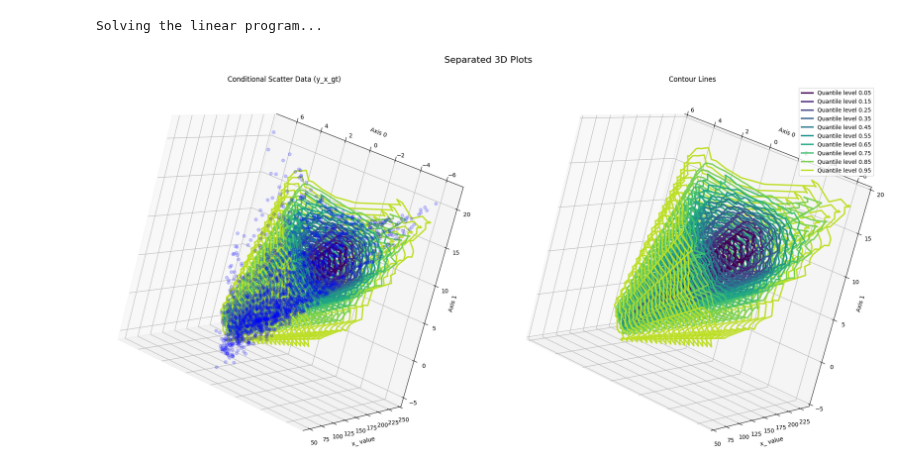
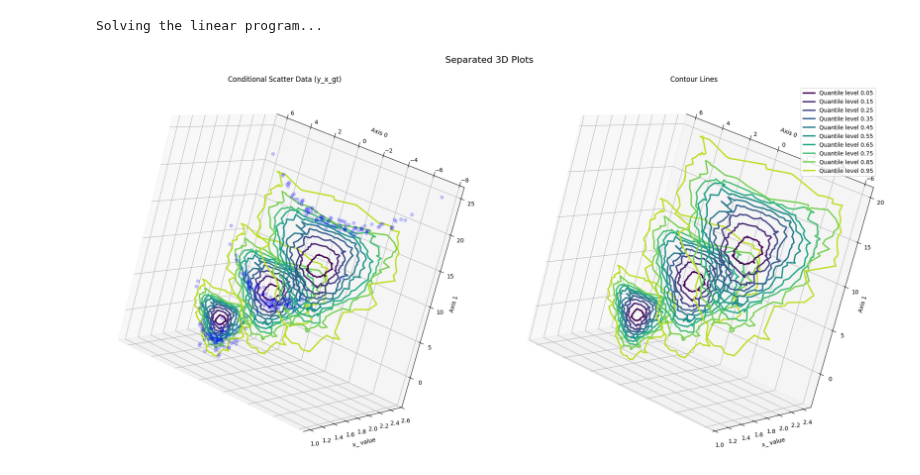
Before and after one commit to VldKnd/conditional_quantile_function, a Jupyter notebook: notebooks/linear_vector_quantile_regression.ipynb, the cells around one changed output. Cells and saved outputs as stored; diff of their text form; code cells hidden in the pictures.

```diff
--- a/notebooks/linear_vector_quantile_regression.ipynb
+++ b/notebooks/linear_vector_quantile_regression.ipynb
@@ -18,8 +18,8 @@ model = train(experiment)
 Solving the linear program...
 # %%
 %matplotlib inline
-from utils import plot_potentials_from_banana_dataset
+from utils.plot import plot_potentials_from_banana_dataset
 
-plot_potentials_from_banana_dataset(model=model, device_and_dtype_specifications=experiment.tensor_parameteres)
+plot_potentials_from_banana_dataset(model=model, number_of_conditional_points=3, number_of_points_to_sample=100, tensor_parameteres=experiment.tensor_parameteres)
 # %% [output]
-[figure, old version]
+[figure, new version]
```
Also changed, not shown: 9 other files.
